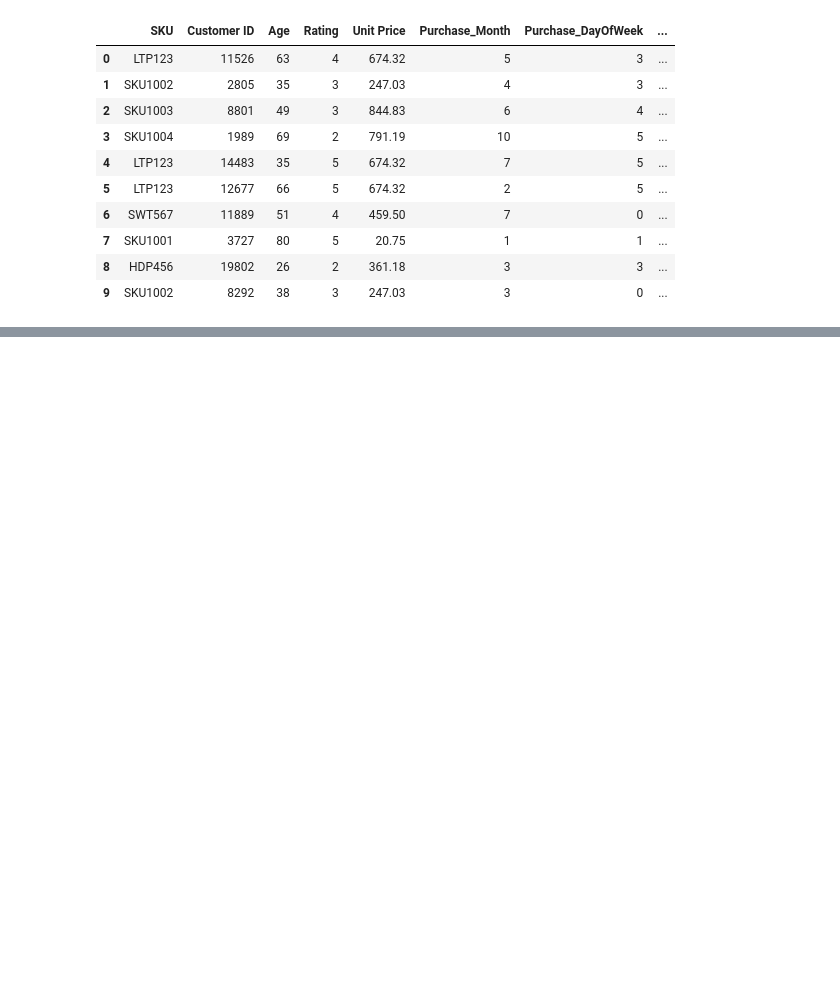
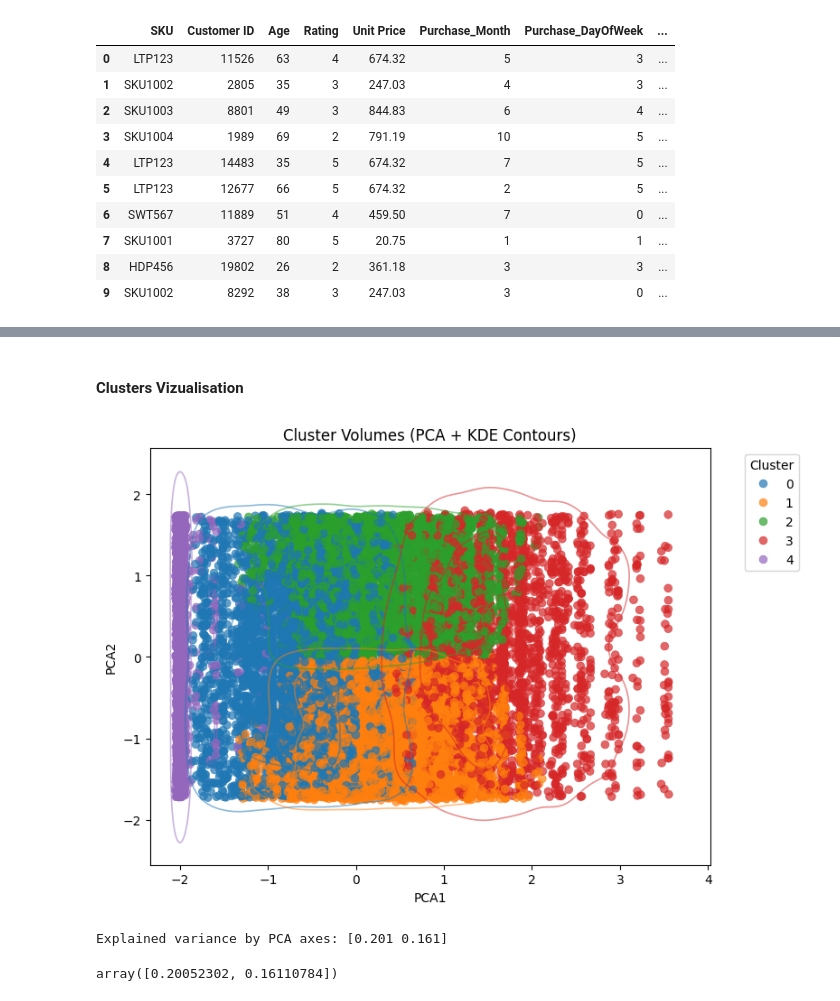
Before and after one commit to maxr-hw/Machine-Learning-A4-ESILV-Project, a Jupyter notebook: Project-ML-A4.ipynb, the cells around one changed output, grey strips where cells are left out. Saved outputs shown, nothing was run; the diff lists cells and outputs as text; code cells hidden in the pictures; blank space fills up the shorter version.

```diff
--- a/Project-ML-A4.ipynb
+++ b/Project-ML-A4.ipynb
@@ -391,0 +488,47 @@ comparison.head(10)
+# %% [markdown]
+#### Clusters Vizualisation
+# %%
+from sklearn.decomposition import PCA
+
+# Reduce to 2D for visualization
+pca = PCA(n_components=2, random_state=42)
+X_pca = pca.fit_transform(X_prep)
+
+df_viz = pd.DataFrame(X_pca, columns=['PCA1', 'PCA2'])
+df_viz['Cluster'] = df_cluster['Cluster']
+
+# %%
+plt.figure(figsize=(8,6))
+sns.scatterplot(
+    x='PCA1', y='PCA2',
+    hue='Cluster',
+    data=df_viz,
+    palette='tab10',
+    s=40, alpha=0.7, edgecolor=None
+)
+
+# Add kernel density estimate (KDE) contours per cluster
+for c in sorted(df_viz['Cluster'].unique()):
+    subset = df_viz[df_viz['Cluster'] == c]
+    sns.kdeplot(
+        data=subset,
+        x='PCA1', y='PCA2',
+        levels=3,  # number of contour lines
+        color=sns.color_palette('tab10')[c],
+        linewidths=1.2,
+        alpha=0.5
+    )
+
+plt.title('Cluster Volumes (PCA + KDE Contours)')
+plt.legend(title='Cluster', bbox_to_anchor=(1.05, 1), loc='upper left')
+plt.show()
+
+# Variance explained by PCA axes
+print("Explained variance by PCA axes:", np.round(pca.explained_variance_ratio_, 3))
+# %% [output]
+[figure, added]
+Explained variance by PCA axes: [0.201 0.161]
+# %%
+pca.explained_variance_ratio_
+# %% [output]
+array([0.20052302, 0.16110784])
```
Also changed, not shown: parts of 12 cells of this notebook.
